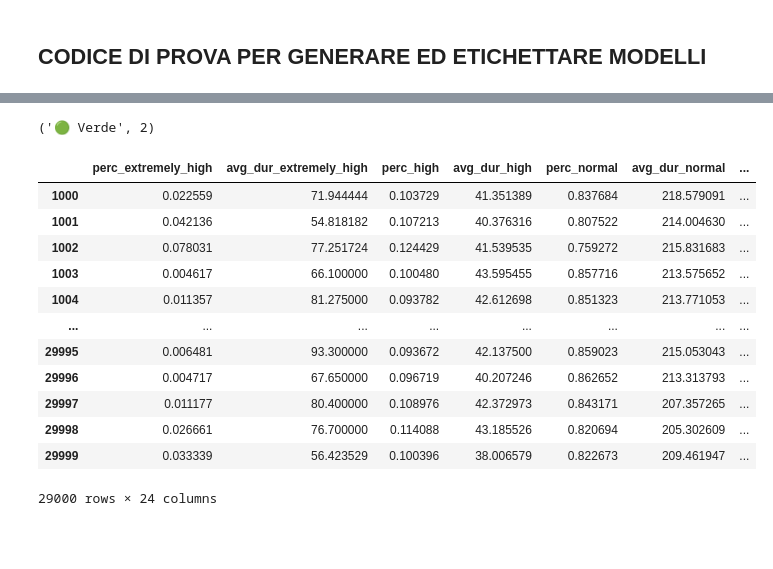
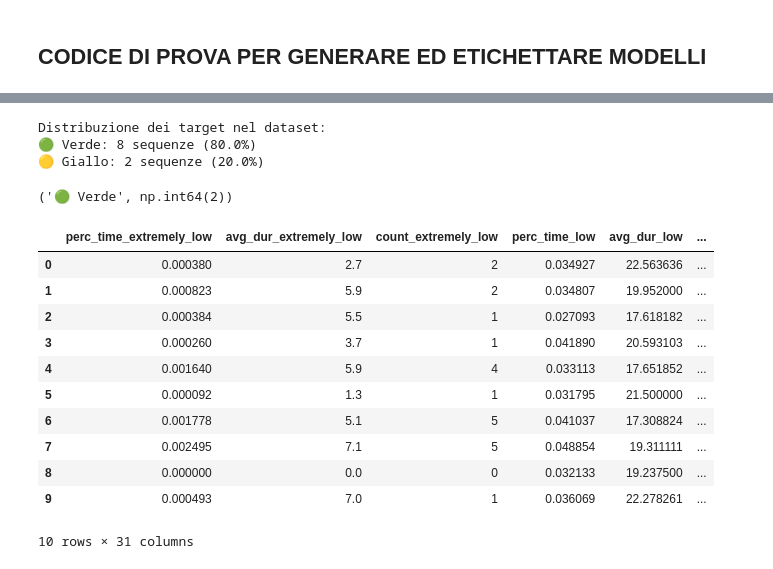
Before and after one commit to LorenzoTucceri/hybrid-cep-lstm-diabetes, a Jupyter notebook: backend-iseql/detection_pattern.ipynb, the cells around one changed output, grey strips where cells are left out. Cells and saved outputs as stored; diff of their text form; code cells hidden in the pictures; blank space fills up the shorter version.

```diff
--- a/backend-iseql/detection_pattern.ipynb
+++ b/backend-iseql/detection_pattern.ipynb
@@ -751,7 +775,7 @@ def generate_and_test_models_compact(number_models=10, total_days=7, show_graph=
 ## CODICE DI PROVA PER GENERARE ED ETICHETTARE MODELLI
 # %%
 
-results, summary = generate_and_test_models_compact(number_models=20, total_days=10)
+results, summary = generate_and_test_models_compact(number_models=3, total_days=10)
 
 for i, (status, anomalies, target) in enumerate(results):
     print(f"Modello {i}: {status}, anomalie: {anomalies}, target simulato: {target}")
@@ -986,23 +1036,26 @@ Distribuzione dei target nel dataset:
 # %%
-analyze_simulate_sequence_compact(df['sequence'][100])
+df = generate_simulated_sequences(G, num_sequences=10, total_days=10)
+analyze_simulate_sequence_compact(df['sequence'][9])
 # %% [output]
-('🟢 Verde', 2)
+Distribuzione dei target nel dataset:
+🟢 Verde: 8 sequenze (80.0%)
+🟡 Giallo: 2 sequenze (20.0%)
+('🟢 Verde', np.int64(2))
 # %%
-df[1000:]
+df
 # %% [output]
-|  | perc_extremely_high | avg_dur_extremely_high | perc_high | avg_dur_high | perc_normal | avg_dur_normal | ... |
-| 1000 | 0.022559 | 71.944444 | 0.103729 | 41.351389 | 0.837684 | 218.579091 | ... |
-| 1001 | 0.042136 | 54.818182 | 0.107213 | 40.376316 | 0.807522 | 214.004630 | ... |
-| 1002 | 0.078031 | 77.251724 | 0.124429 | 41.539535 | 0.759272 | 215.831683 | ... |
-| 1003 | 0.004617 | 66.100000 | 0.100480 | 43.595455 | 0.857716 | 213.575652 | ... |
-| 1004 | 0.011357 | 81.275000 | 0.093782 | 42.612698 | 0.851323 | 213.771053 | ... |
-| ... | ... | ... | ... | ... | ... | ... | ... |
-| 29995 | 0.006481 | 93.300000 | 0.093672 | 42.137500 | 0.859023 | 215.053043 | ... |
-| 29996 | 0.004717 | 67.650000 | 0.096719 | 40.207246 | 0.862652 | 213.313793 | ... |
-| 29997 | 0.011177 | 80.400000 | 0.108976 | 42.372973 | 0.843171 | 207.357265 | ... |
-| 29998 | 0.026661 | 76.700000 | 0.114088 | 43.185526 | 0.820694 | 205.302609 | ... |
-| 29999 | 0.033339 | 56.423529 | 0.100396 | 38.006579 | 0.822673 | 209.461947 | ... |
+|  | perc_time_extremely_low | avg_dur_extremely_low | count_extremely_low | perc_time_low | avg_dur_low | ... |
+| 0 | 0.000380 | 2.7 | 2 | 0.034927 | 22.563636 | ... |
+| 1 | 0.000823 | 5.9 | 2 | 0.034807 | 19.952000 | ... |
+| 2 | 0.000384 | 5.5 | 1 | 0.027093 | 17.618182 | ... |
+| 3 | 0.000260 | 3.7 | 1 | 0.041890 | 20.593103 | ... |
+| 4 | 0.001640 | 5.9 | 4 | 0.033113 | 17.651852 | ... |
+| 5 | 0.000092 | 1.3 | 1 | 0.031795 | 21.500000 | ... |
+| 6 | 0.001778 | 5.1 | 5 | 0.041037 | 17.308824 | ... |
+| 7 | 0.002495 | 7.1 | 5 | 0.048854 | 19.311111 | ... |
+| 8 | 0.000000 | 0.0 | 0 | 0.032133 | 19.237500 | ... |
+| 9 | 0.000493 | 7.0 | 1 | 0.036069 | 22.278261 | ... |
-29000 rows × 24 columns
+10 rows × 31 columns
 # %%
 df[["gmi", "gmi_color", "target"]]
 # %% [output]
```
Also changed, not shown: parts of 37 cells of this notebook, 18 other files.
